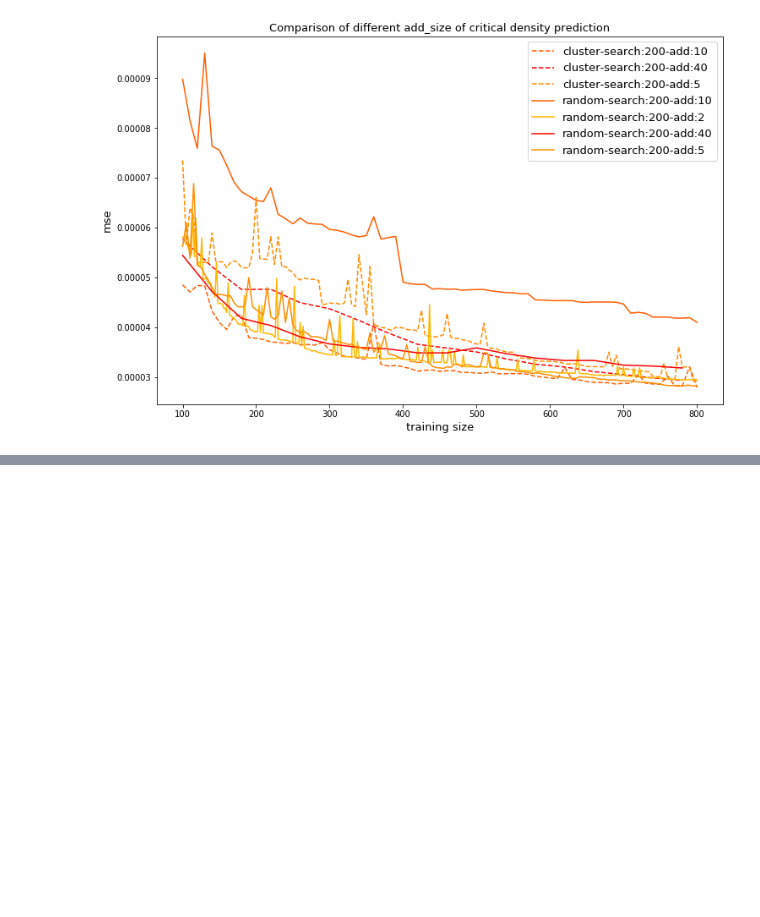
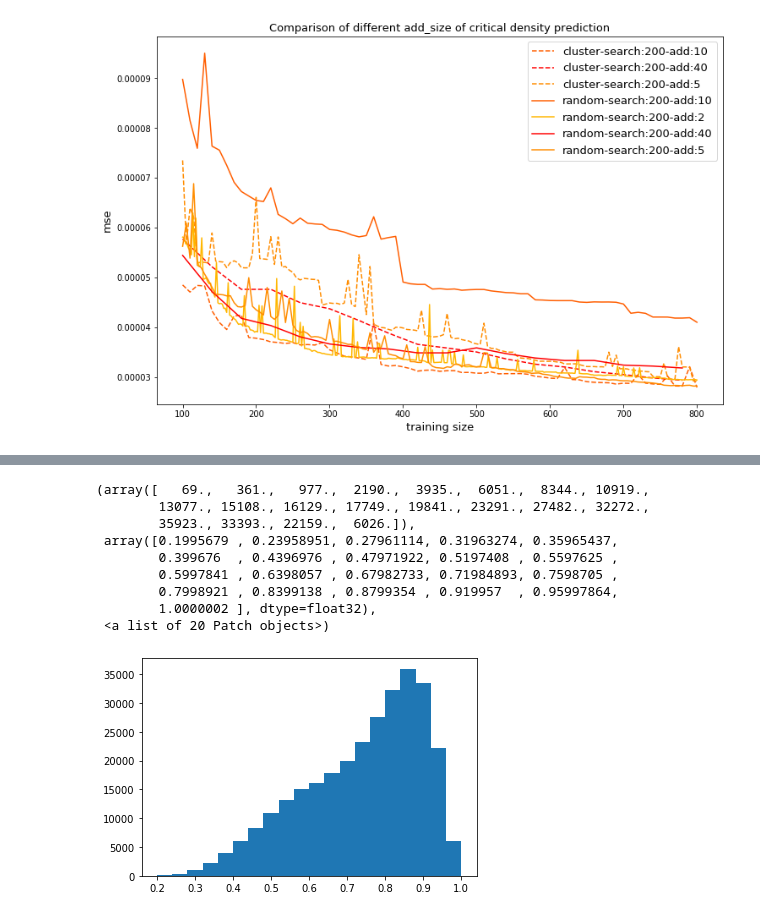
Before and after one commit to Xiangyan93/Molecular_ML, a Jupyter notebook: notebook/active learning method comparison.ipynb, the cells around one changed output, grey strips where cells are left out. Cells and saved outputs as stored; diff of their text form; code cells hidden in the pictures; blank space fills up the shorter version.

```diff
--- a/notebook/active learning method comparison.ipynb
+++ b/notebook/active learning method comparison.ipynb
@@ -198,0 +400,13 @@ plt.legend(fontsize=fontsize)
+# %%
+plt.hist(a_kernel[np.triu_indices(769, k = 1)], bins=20)
+# %% [output]
+(array([   69.,   361.,   977.,  2190.,  3935.,  6051.,  8344., 10919.,
+        13077., 15108., 16129., 17749., 19841., 23291., 27482., 32272.,
+        35923., 33393., 22159.,  6026.]),
+ array([0.1995679 , 0.23958951, 0.27961114, 0.31963274, 0.35965437,
+        0.399676  , 0.4396976 , 0.47971922, 0.5197408 , 0.5597625 ,
+        0.5997841 , 0.6398057 , 0.67982733, 0.71984893, 0.7598705 ,
+        0.7998921 , 0.8399138 , 0.8799354 , 0.919957  , 0.95997864,
+        1.0000002 ], dtype=float32),
+ <a list of 20 Patch objects>)
+[figure, added]
```
Also changed, not shown: parts of 21 cells of this notebook, 4 other files.
